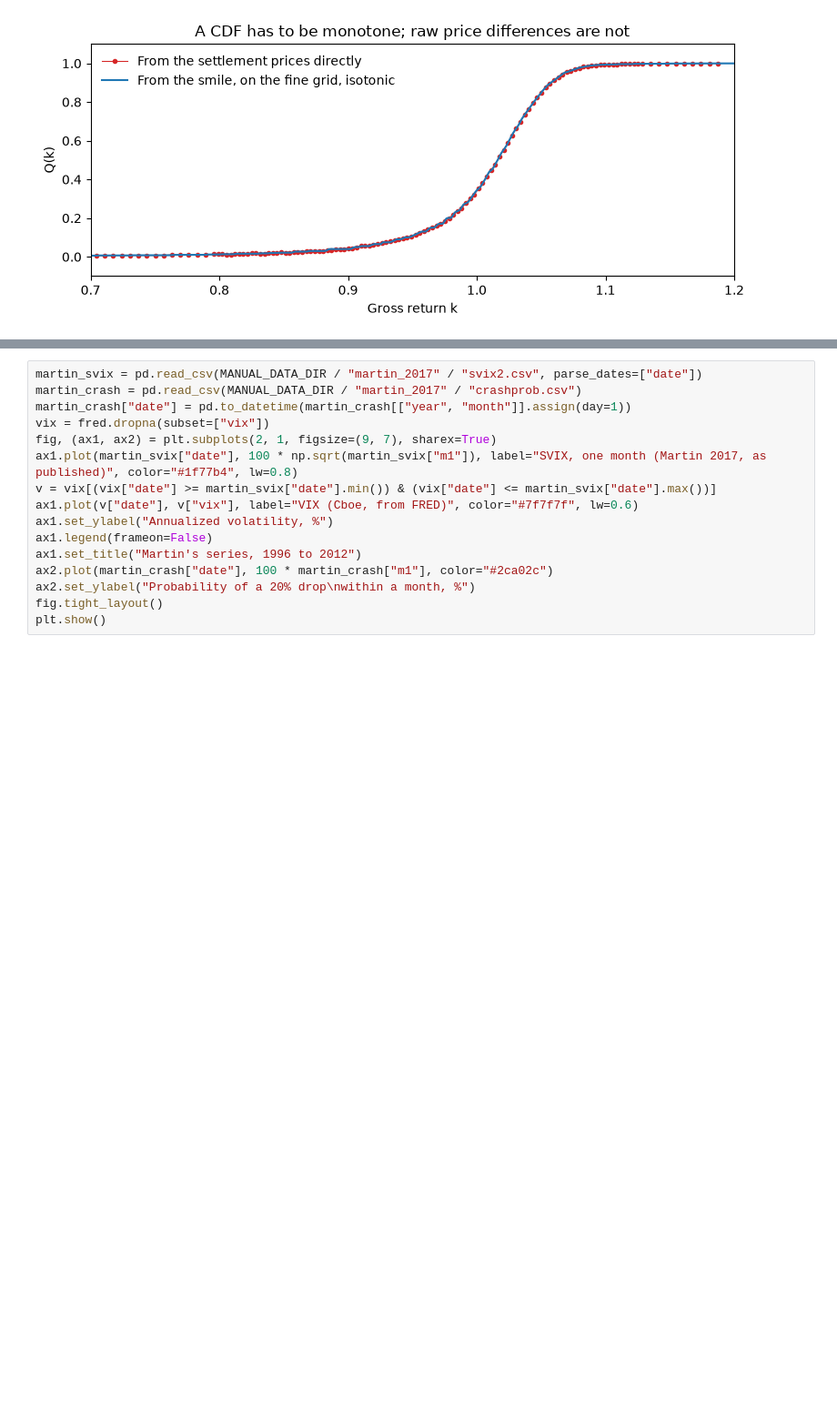
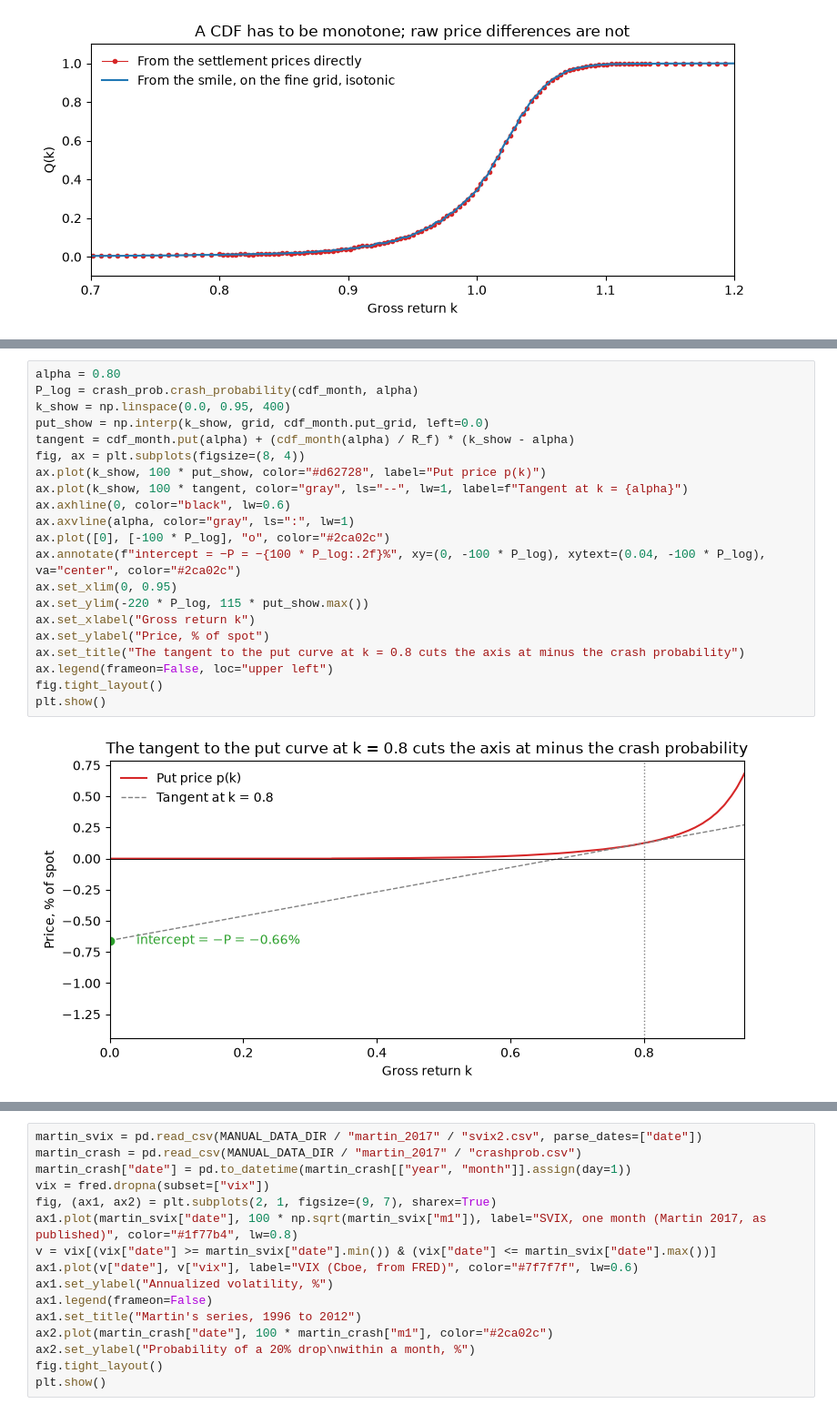
Before and after one commit to finm-32800/finm-32800.github.io, a Jupyter notebook: _sources/notebooks/_02_svix_and_crash_probability_ipynb.ipynb, the cells around one changed output, grey strips where cells are left out. Shown at 91% size. Cells and saved outputs as stored; diff of their text form; blank space fills up the shorter version.

```diff
--- a/_sources/notebooks/_02_svix_and_crash_probability_ipynb.ipynb
+++ b/_sources/notebooks/_02_svix_and_crash_probability_ipynb.ipynb
@@ -279,0 +297,23 @@ formula. The three numbers for this session:
+# %%
+alpha = 0.80
+P_log = crash_prob.crash_probability(cdf_month, alpha)
+k_show = np.linspace(0.0, 0.95, 400)
+put_show = np.interp(k_show, grid, cdf_month.put_grid, left=0.0)
+tangent = cdf_month.put(alpha) + (cdf_month(alpha) / R_f) * (k_show - alpha)
+fig, ax = plt.subplots(figsize=(8, 4))
+ax.plot(k_show, 100 * put_show, color="#d62728", label="Put price p(k)")
+ax.plot(k_show, 100 * tangent, color="gray", ls="--", lw=1, label=f"Tangent at k = {alpha}")
+ax.axhline(0, color="black", lw=0.6)
+ax.axvline(alpha, color="gray", ls=":", lw=1)
+ax.plot([0], [-100 * P_log], "o", color="#2ca02c")
+ax.annotate(f"intercept = −P = −{100 * P_log:.2f}%", xy=(0, -100 * P_log), xytext=(0.04, -100 * P_log), va="center", color="#2ca02c")
+ax.set_xlim(0, 0.95)
+ax.set_ylim(-220 * P_log, 115 * put_show.max())
+ax.set_xlabel("Gross return k")
+ax.set_ylabel("Price, % of spot")
+ax.set_title("The tangent to the put curve at k = 0.8 cuts the axis at minus the crash probability")
+ax.legend(frameon=False, loc="upper left")
+fig.tight_layout()
+plt.show()
+# %% [output]
+[figure, added]
```
Also changed, not shown: parts of 20 cells of this notebook, 50 other files.
